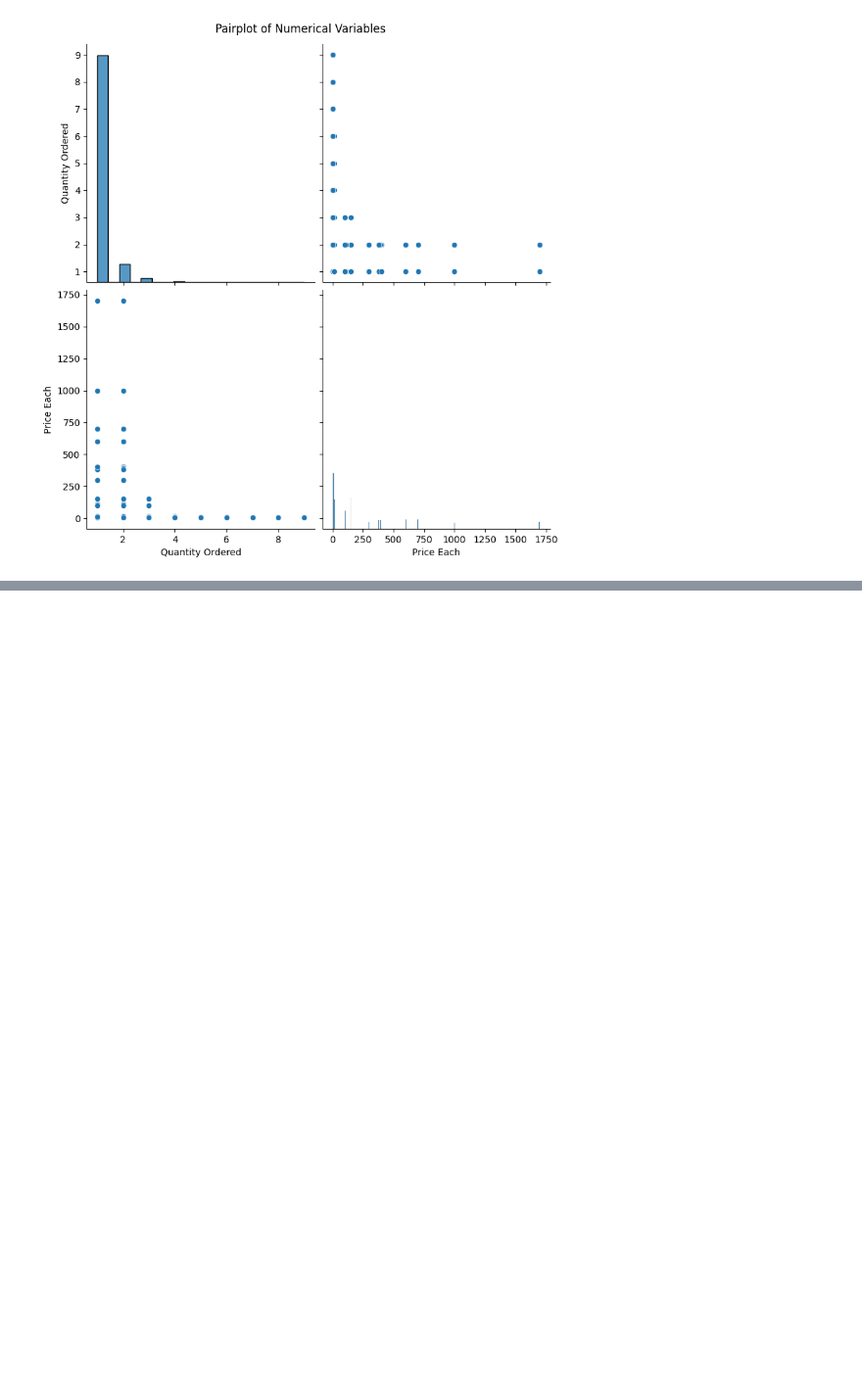
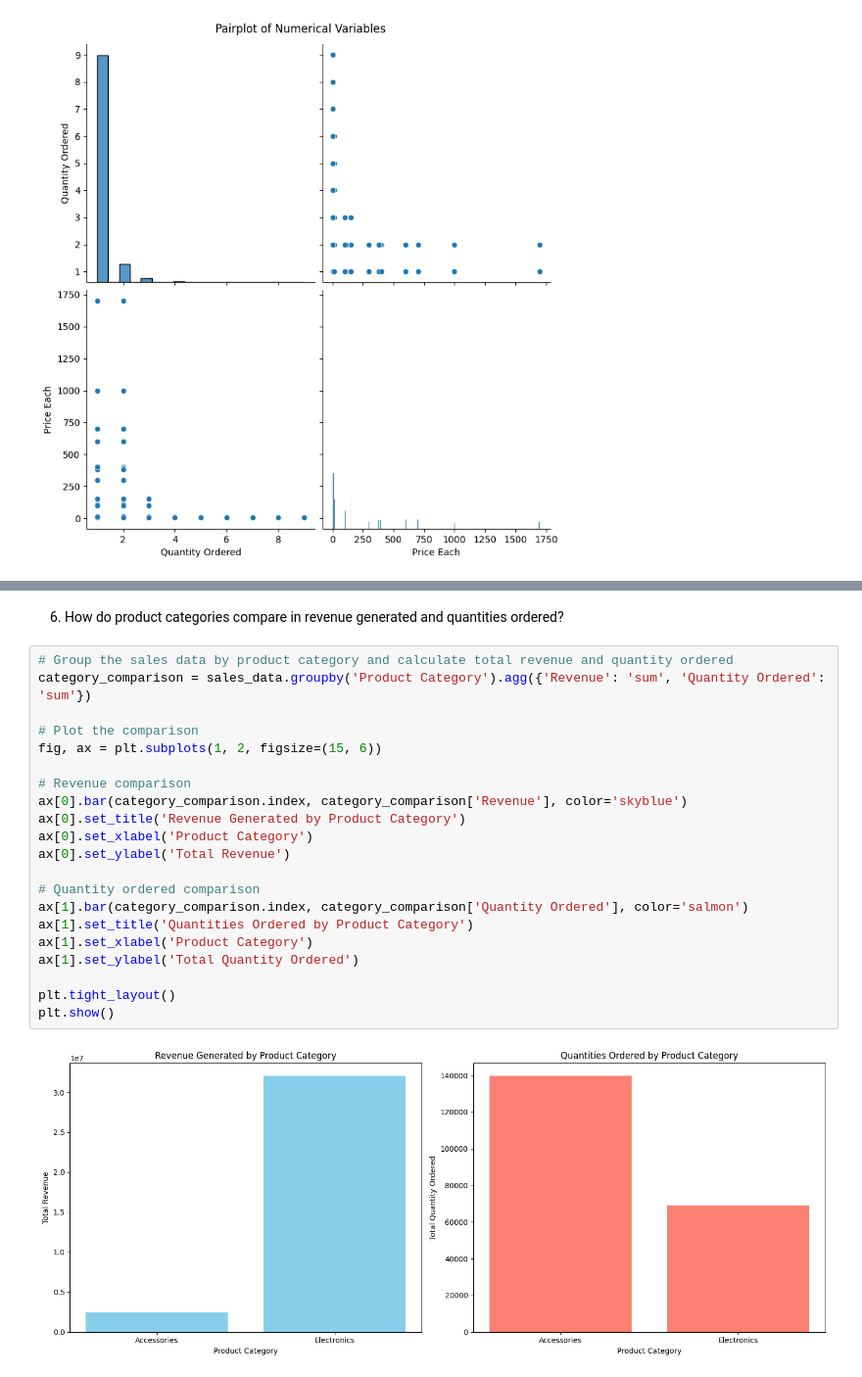
Before and after one commit to Samidirbsa/PowerBI_Capstone_Project, a Jupyter notebook: notebook.ipynb, the cells around one changed output, grey strips where cells are left out. Shown at 98% size. Drawn from its saved outputs; the diff is of its cells as text; blank space fills up the shorter version.

```diff
--- a/notebook.ipynb
+++ b/notebook.ipynb
@@ -2414,0 +2562,25 @@ plt.show()
+# %% [markdown]
+6. How do product categories compare in revenue generated and quantities  ordered?
+# %%
+# Group the sales data by product category and calculate total revenue and quantity ordered
+category_comparison = sales_data.groupby('Product Category').agg({'Revenue': 'sum', 'Quantity Ordered': 'sum'})
+
+# Plot the comparison
+fig, ax = plt.subplots(1, 2, figsize=(15, 6))
+
+# Revenue comparison
+ax[0].bar(category_comparison.index, category_comparison['Revenue'], color='skyblue')
+ax[0].set_title('Revenue Generated by Product Category')
+ax[0].set_xlabel('Product Category')
+ax[0].set_ylabel('Total Revenue')
+
+# Quantity ordered comparison
+ax[1].bar(category_comparison.index, category_comparison['Quantity Ordered'], color='salmon')
+ax[1].set_title('Quantities Ordered by Product Category')
+ax[1].set_xlabel('Product Category')
+ax[1].set_ylabel('Total Quantity Ordered')
+
+plt.tight_layout()
+plt.show()
+# %% [output]
+[figure, added]
```
Also changed, not shown: parts of 22 cells of this notebook.
